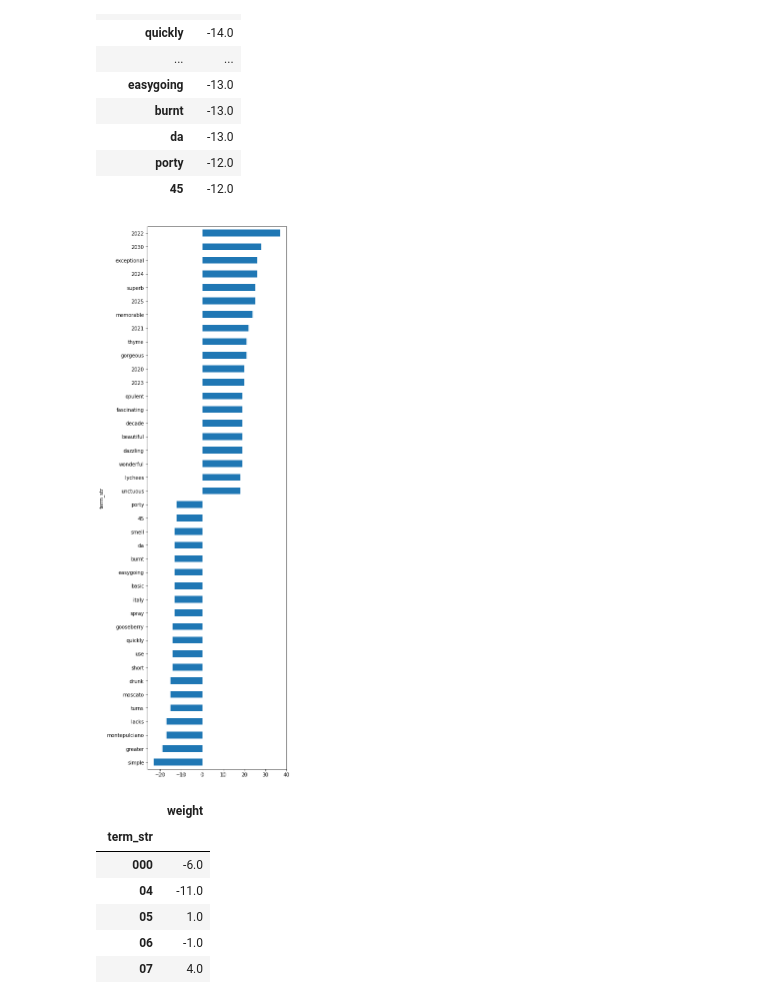
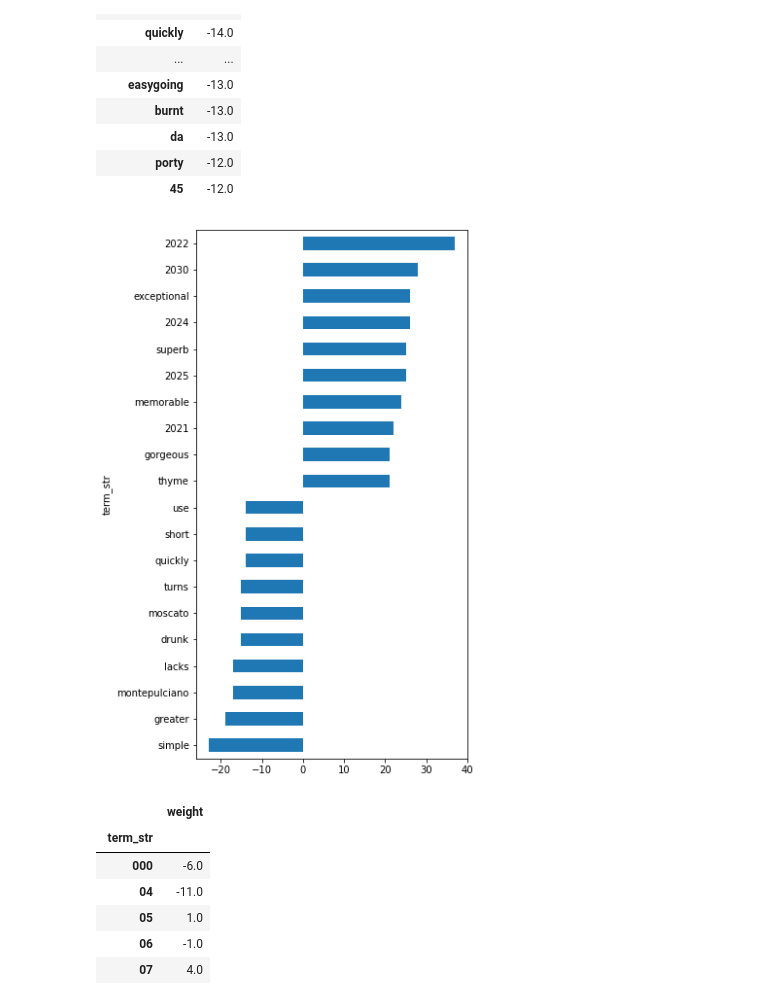
Before and after one commit to ontoligent/DS5001-2022-01, a Jupyter notebook: M12_Classification/M12_02_WinnowWine.ipynb, the cells around one changed output. Cells and saved outputs as stored; diff of their text form; code cells hidden in the pictures.

```diff
--- a/M12_Classification/M12_02_WinnowWine.ipynb
+++ b/M12_Classification/M12_02_WinnowWine.ipynb
@@ -297,11 +297,11 @@ WEIGHTS.sort_values('weight', ascending=True).head(20)
 | porty | -12.0 |
 | 45 | -12.0 |
 # %%
-wpos = WEIGHTS.weight.sort_values(ascending=False).head(20)
-wneg = WEIGHTS.weight.sort_values(ascending=True).head(20)
-pd.concat([wpos,wneg]).sort_values().plot.barh(figsize=(5,20));
+wpos = WEIGHTS.weight.sort_values(ascending=False).head(10)
+wneg = WEIGHTS.weight.sort_values(ascending=True).head(10)
+pd.concat([wpos,wneg]).sort_values().plot.barh(figsize=(5,10));
 # %% [output]
-[figure, old version]
+[figure, new version]
 # %%
 WEIGHTS
 # %% [output]
```
Also changed, not shown: 1 other file.
